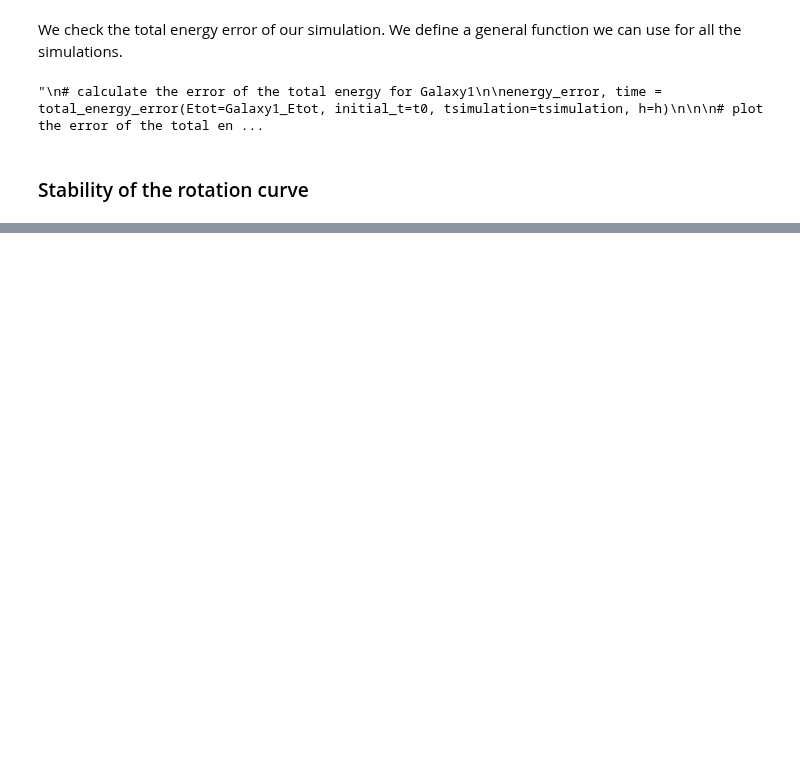
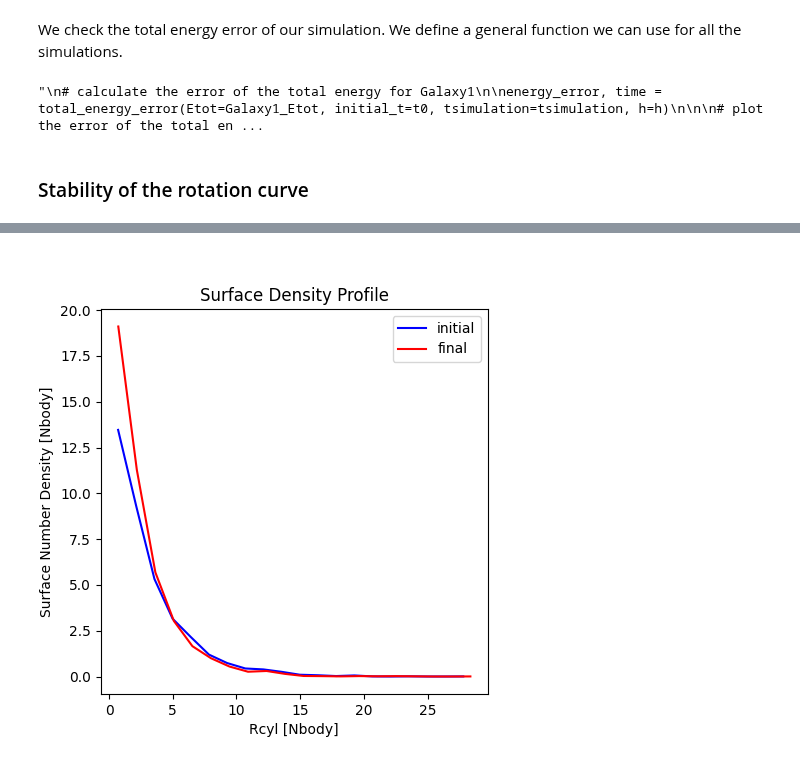
Before and after one commit to giadaaggio/compastro_23, a Jupyter notebook: GAMALOS/gamalos_giada.ipynb, the cells around one changed output, grey strips where cells are left out. Drawn from its saved outputs; the diff is of its cells as text; code cells hidden in the pictures; blank space fills up the shorter version.

```diff
--- a/GAMALOS/gamalos_giada.ipynb
+++ b/GAMALOS/gamalos_giada.ipynb
@@ -315,0 +320,18 @@ plt.show()
+# %%
+# intial surface density
+mid, H, area = surface_density(Rcyl)
+
+# final surface density
+mid_end, H_end, area_end = surface_density(Rcyl_end)
+# %%
+plt.figure(figsize=(5,5))
+plt.plot(mid, H / area, c='b', label='initial')
+plt.plot(mid_end, H_end / area_end, c='r', label='final')
+#plt.yscale('log')
+plt.xlabel("Rcyl [Nbody]")
+plt.ylabel("Surface Number Density [Nbody]")
+plt.title("Surface Density Profile")
+plt.legend()
+plt.show()
+# %% [output]
+[figure, added]
```
Also changed, not shown: parts of 6 cells of this notebook.
